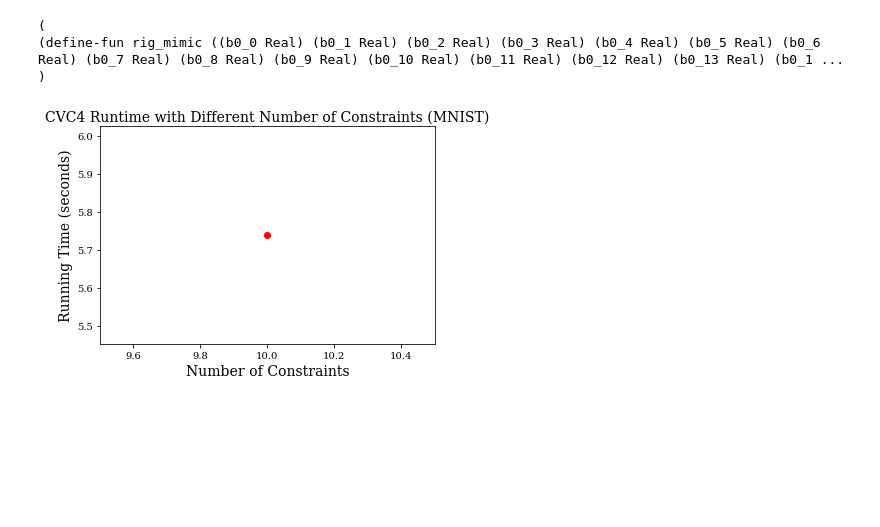
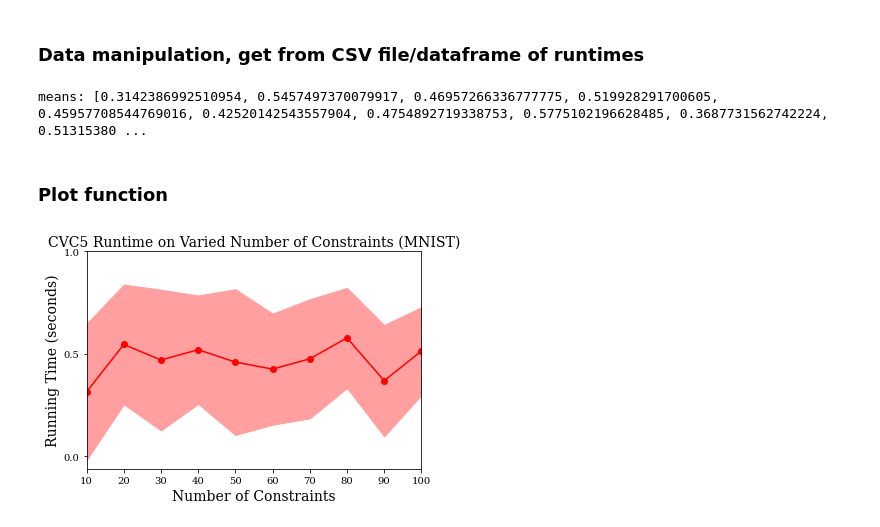
Before and after one commit to kbjorner/synthesis, a Jupyter notebook: Graphs/MNISTruntimeplot.ipynb, the cells around one changed output. Saved outputs shown, nothing was run; the diff lists cells and outputs as text; code cells hidden in the pictures; blank space fills up the shorter version.

Commit message:
graph runs statistics

```diff
--- a/Graphs/MNISTruntimeplot.ipynb
+++ b/Graphs/MNISTruntimeplot.ipynb
@@ -79,11 +156,48 @@ def plotRunTime():
+# %% [markdown]
+### Data manipulation, get from CSV file/dataframe of runtimes
+# %%
+means = []
+lowerbound = []
+upperbound = []
+
+for i in iterate:
+    data = runtime_data[i]
+    mean = data.mean()
+    stdev = data.std()
+    lowbound = mean - stdev
+    upbound = mean + stdev
+    means.append(mean)
+    lowerbound.append(lowbound)
+    upperbound.append(upbound)
+
+print(f"means: {means}; lowerbound: {lowerbound}; upperbound: {upperbound}")
+# %% [output]
+means: [0.3142386992510954, 0.5457497370079917, 0.46957266336777775, 0.519928291700605, 0.45957708544769016, 0.42520142543557904, 0.4754892719338753, 0.5775102196628485, 0.3687731562742224, 0.51315380 ...
+# %% [markdown]
+### Plot function
+# %%
+def plotRunTime():
+    z = np.polyfit(iterate, means, 1)
+    p = np.poly1d(z)
+
+
+    plt.rcParams.update({'axes.labelsize' : 14, 'axes.titlesize': 14, 'font.family': 'serif'})
+    c = '#ff0000'
+    plt.fill_between(iterate, lowerbound, upperbound, color = '#FF9F9F')
+    plt.plot(iterate, means, color = c)
+    plt.scatter(iterate, means, color = c)
+
+#     plt.plot(iterate, p(iterate), linestyle = '--', color = c)
+    plt.xlabel('Number of Constraints')
+    plt.ylabel('Running Time (seconds)')
+    plt.title('CVC5 Runtime on Varied Number of Constraints (MNIST)')
+    plt.xticks(iterate, ['10', '20', '30', '40', '50', '60', '70', '80', '90', '100'])
+    plt.yticks([0, 0.5, 1.0], ['0.0', '0.5', '1.0'])
+
+    plt.margins(x = 0)
+    plt.savefig('MNIST')
+    plt.show()
 # %%
-createFile("allConstraints.txt")
-
-# print("x: {}; y: {}".format(iterate[0], runningTime[0]))
-
 plotRunTime()
 # %% [output]
-(
-(define-fun rig_mimic ((b0_0 Real) (b0_1 Real) (b0_2 Real) (b0_3 Real) (b0_4 Real) (b0_5 Real) (b0_6 Real) (b0_7 Real) (b0_8 Real) (b0_9 Real) (b0_10 Real) (b0_11 Real) (b0_12 Real) (b0_13 Real) (b0_1 ...
-)
-[figure, old version]
+[figure, new version]
```
Also changed, not shown: parts of 12 cells of this notebook.
